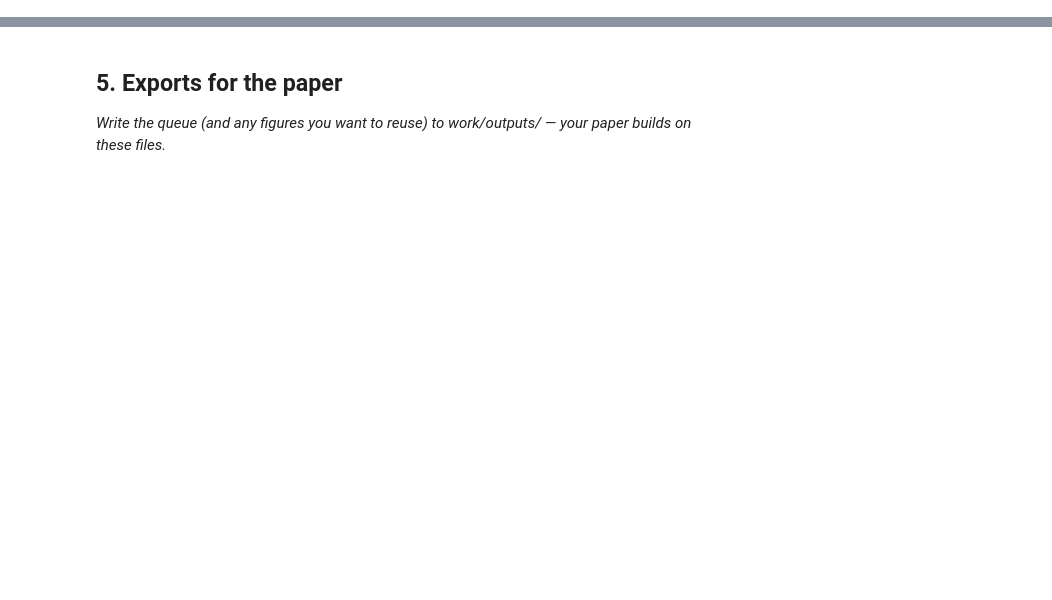
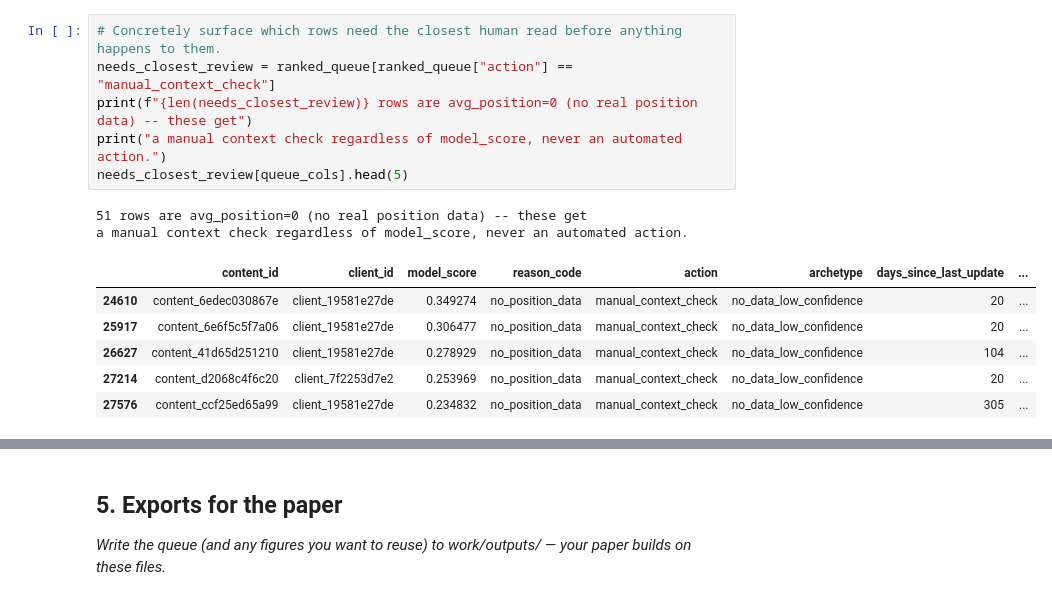
Before and after one commit to Ali-Haider987/alihaider-flyrank-ml, a Jupyter notebook: work/notebooks/w07_action_playbook.ipynb, the cells around one changed output, grey strips where cells are left out. Saved outputs shown, nothing was run; the diff lists cells and outputs as text; blank space fills up the shorter version.

```diff
--- a/work/notebooks/w07_action_playbook.ipynb
+++ b/work/notebooks/w07_action_playbook.ipynb
@@ -36,0 +221,15 @@ This skeleton is yours to fill. Work the sections **in order** — each one has
+# %%
+# Concretely surface which rows need the closest human read before anything happens to them.
+needs_closest_review = ranked_queue[ranked_queue["action"] == "manual_context_check"]
+print(f"{len(needs_closest_review)} rows are avg_position=0 (no real position data) -- these get")
+print("a manual context check regardless of model_score, never an automated action.")
+needs_closest_review[queue_cols].head(5)
+# %% [output]
+51 rows are avg_position=0 (no real position data) -- these get
+a manual context check regardless of model_score, never an automated action.
+|  | content_id | client_id | model_score | reason_code | action | archetype | days_since_last_update | ... |
+| 24610 | content_6edec030867e | client_19581e27de | 0.349274 | no_position_data | manual_context_check | no_data_low_confidence | 20 | ... |
+| 25917 | content_6e6f5c5f7a06 | client_19581e27de | 0.306477 | no_position_data | manual_context_check | no_data_low_confidence | 20 | ... |
+| 26627 | content_41d65d251210 | client_19581e27de | 0.278929 | no_position_data | manual_context_check | no_data_low_confidence | 104 | ... |
+| 27214 | content_d2068c4f6c20 | client_7f2253d7e2 | 0.253969 | no_position_data | manual_context_check | no_data_low_confidence | 20 | ... |
+| 27576 | content_ccf25ed65a99 | client_19581e27de | 0.234832 | no_position_data | manual_context_check | no_data_low_confidence | 305 | ... |
```
Also changed, not shown: parts of 23 cells of this notebook.
